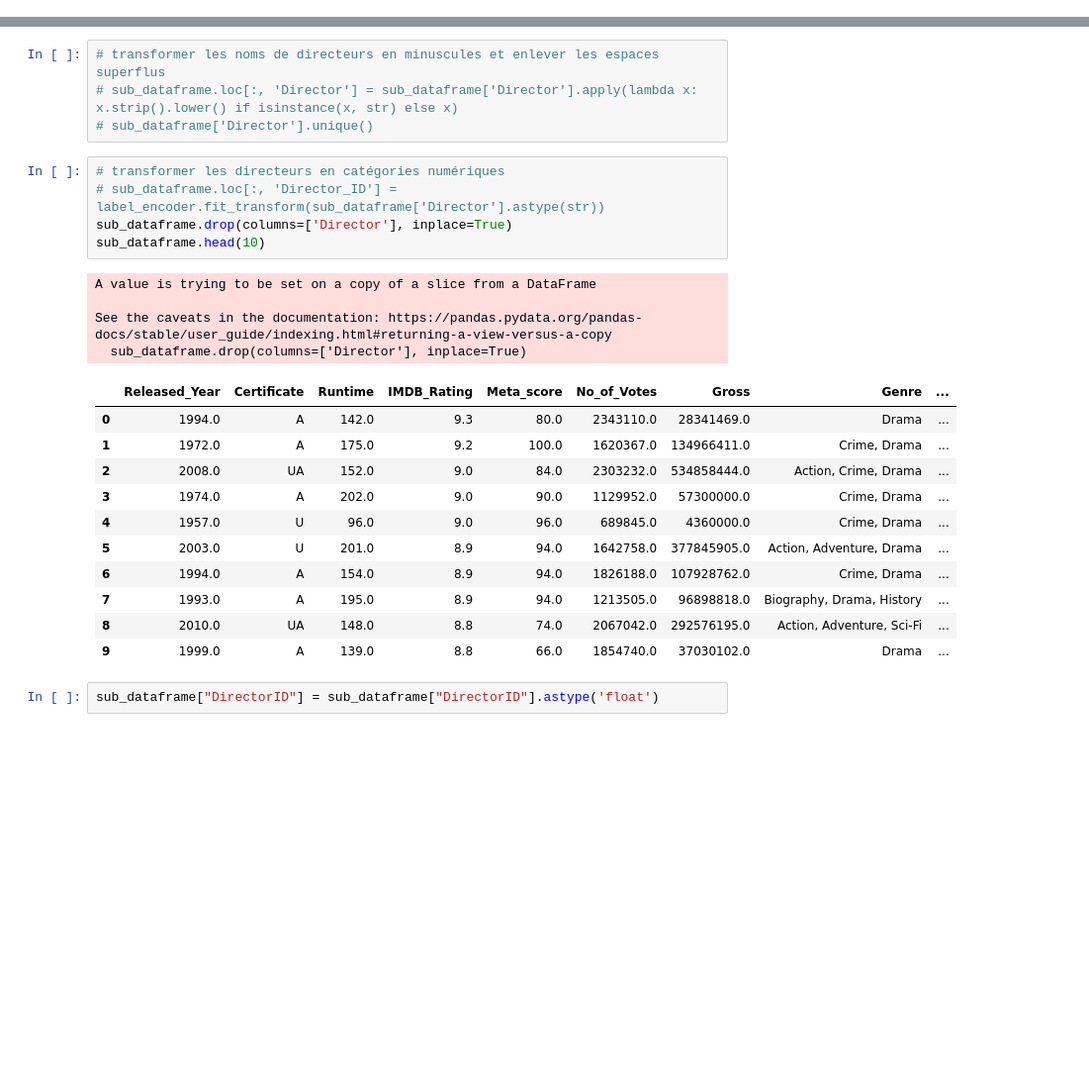
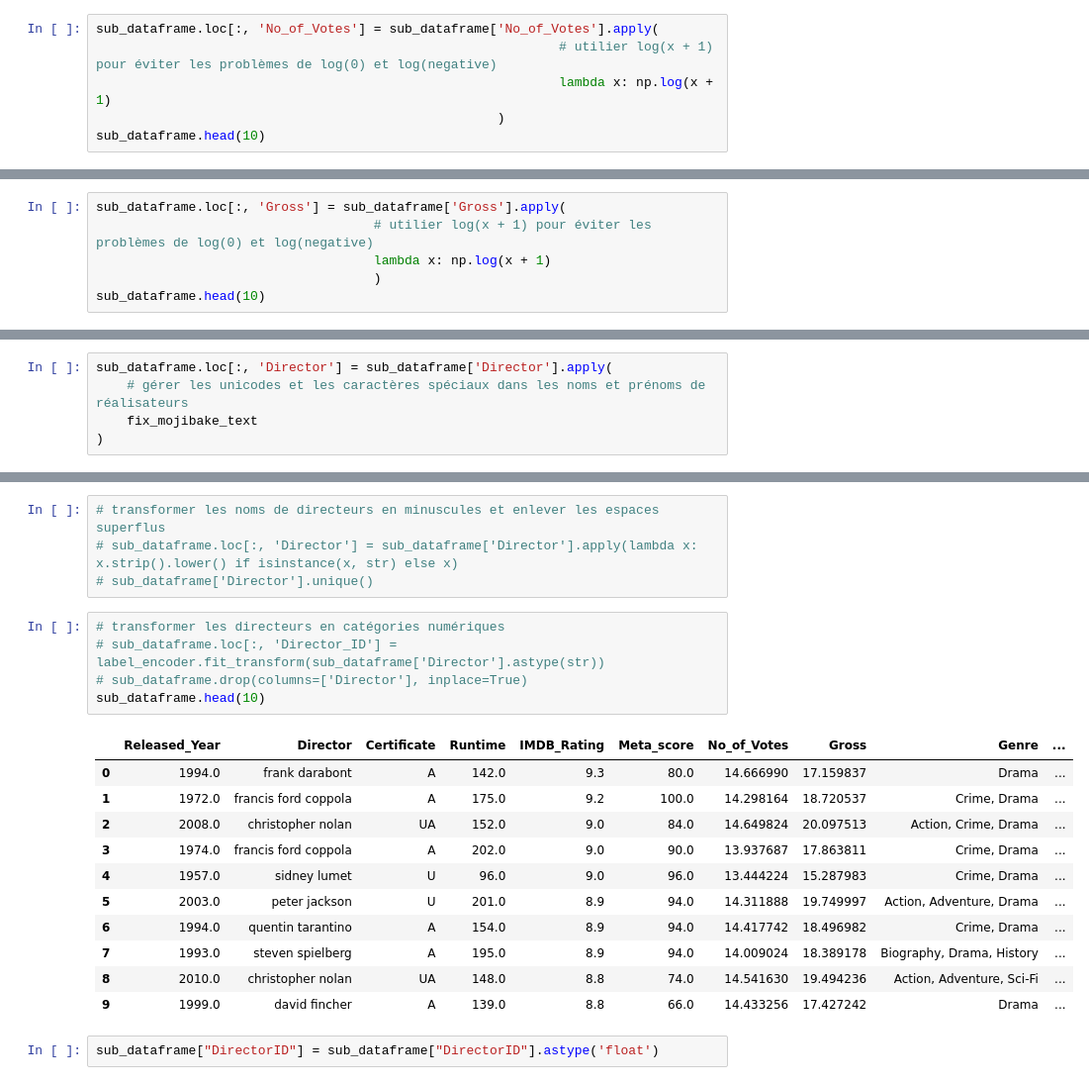
Before and after one commit to JCharles28/project_bayesien, a Jupyter notebook: notebook/1.1-notebook_data_preparation.ipynb, the cells around one changed output, grey strips where cells are left out. Shown at 99% size. Saved outputs shown, nothing was run; the diff lists cells and outputs as text; blank space fills up the shorter version.

```diff
--- a/notebook/1.1-notebook_data_preparation.ipynb
+++ b/notebook/1.1-notebook_data_preparation.ipynb
@@ -425,0 +474,6 @@ See the caveats in the documentation: https://pandas.pydata.org/pandas-docs/stab
+# %%
+sub_dataframe.loc[:, 'No_of_Votes'] = sub_dataframe['No_of_Votes'].apply(
+                                                            # utilier log(x + 1) pour éviter les problèmes de log(0) et log(negative)
+                                                            lambda x: np.log(x + 1)
+                                                    )
+sub_dataframe.head(10)
@@ -528,0 +616,6 @@ See the caveats in the documentation: https://pandas.pydata.org/pandas-docs/stab
+# %%
+sub_dataframe.loc[:, 'Gross'] = sub_dataframe['Gross'].apply(
+                                    # utilier log(x + 1) pour éviter les problèmes de log(0) et log(negative)
+                                    lambda x: np.log(x + 1)
+                                    )
+sub_dataframe.head(10)
@@ -551,3 +917,8 @@ array(['Frank Darabont', 'Francis Ford Coppola', 'Christopher Nolan',
+# %%
+sub_dataframe.loc[:, 'Director'] = sub_dataframe['Director'].apply(
+    # gérer les unicodes et les caractères spéciaux dans les noms et prénoms de réalisateurs
+    fix_mojibake_text
+)
 # %%
 sub_dataframe = uniformisation_string_to_int_encoding(sub_dataframe, 'Director', "DirectorID")
 # %% [output]
@@ -563,24 +934,20 @@ See the caveats in the documentation: https://pandas.pydata.org/pandas-docs/stab
 # %%
 # transformer les directeurs en catégories numériques
 # sub_dataframe.loc[:, 'Director_ID'] = label_encoder.fit_transform(sub_dataframe['Director'].astype(str))
-sub_dataframe.drop(columns=['Director'], inplace=True)
+# sub_dataframe.drop(columns=['Director'], inplace=True)
 sub_dataframe.head(10)
 # %% [output]
-A value is trying to be set on a copy of a slice from a DataFrame
-
-See the caveats in the documentation: https://pandas.pydata.org/pandas-docs/stable/user_guide/indexing.html#returning-a-view-versus-a-copy
-  sub_dataframe.drop(columns=['Director'], inplace=True)
-|  | Released_Year | Certificate | Runtime | IMDB_Rating | Meta_score | No_of_Votes | Gross | Genre | ... |
-| 0 | 1994.0 | A | 142.0 | 9.3 | 80.0 | 2343110.0 | 28341469.0 | Drama | ... |
-| 1 | 1972.0 | A | 175.0 | 9.2 | 100.0 | 1620367.0 | 134966411.0 | Crime, Drama | ... |
-| 2 | 2008.0 | UA | 152.0 | 9.0 | 84.0 | 2303232.0 | 534858444.0 | Action, Crime, Drama | ... |
-| 3 | 1974.0 | A | 202.0 | 9.0 | 90.0 | 1129952.0 | 57300000.0 | Crime, Drama | ... |
-| 4 | 1957.0 | U | 96.0 | 9.0 | 96.0 | 689845.0 | 4360000.0 | Crime, Drama | ... |
-| 5 | 2003.0 | U | 201.0 | 8.9 | 94.0 | 1642758.0 | 377845905.0 | Action, Adventure, Drama | ... |
-| 6 | 1994.0 | A | 154.0 | 8.9 | 94.0 | 1826188.0 | 107928762.0 | Crime, Drama | ... |
-| 7 | 1993.0 | A | 195.0 | 8.9 | 94.0 | 1213505.0 | 96898818.0 | Biography, Drama, History | ... |
-| 8 | 2010.0 | UA | 148.0 | 8.8 | 74.0 | 2067042.0 | 292576195.0 | Action, Adventure, Sci-Fi | ... |
-| 9 | 1999.0 | A | 139.0 | 8.8 | 66.0 | 1854740.0 | 37030102.0 | Drama | ... |
+|  | Released_Year | Director | Certificate | Runtime | IMDB_Rating | Meta_score | No_of_Votes | Gross | Genre | ... |
+| 0 | 1994.0 | frank darabont | A | 142.0 | 9.3 | 80.0 | 14.666990 | 17.159837 | Drama | ... |
+| 1 | 1972.0 | francis ford coppola | A | 175.0 | 9.2 | 100.0 | 14.298164 | 18.720537 | Crime, Drama | ... |
+| 2 | 2008.0 | christopher nolan | UA | 152.0 | 9.0 | 84.0 | 14.649824 | 20.097513 | Action, Crime, Drama | ... |
+| 3 | 1974.0 | francis ford coppola | A | 202.0 | 9.0 | 90.0 | 13.937687 | 17.863811 | Crime, Drama | ... |
+| 4 | 1957.0 | sidney lumet | U | 96.0 | 9.0 | 96.0 | 13.444224 | 15.287983 | Crime, Drama | ... |
+| 5 | 2003.0 | peter jackson | U | 201.0 | 8.9 | 94.0 | 14.311888 | 19.749997 | Action, Adventure, Drama | ... |
+| 6 | 1994.0 | quentin tarantino | A | 154.0 | 8.9 | 94.0 | 14.417742 | 18.496982 | Crime, Drama | ... |
+| 7 | 1993.0 | steven spielberg | A | 195.0 | 8.9 | 94.0 | 14.009024 | 18.389178 | Biography, Drama, History | ... |
+| 8 | 2010.0 | christopher nolan | UA | 148.0 | 8.8 | 74.0 | 14.541630 | 19.494236 | Action, Adventure, Sci-Fi | ... |
+| 9 | 1999.0 | david fincher | A | 139.0 | 8.8 | 66.0 | 14.433256 | 17.427242 | Drama | ... |
 # %%
 sub_dataframe["DirectorID"] = sub_dataframe["DirectorID"].astype('float')
 # %% [output]
```
Also changed, not shown: parts of 30 cells of this notebook, 3 other files.
